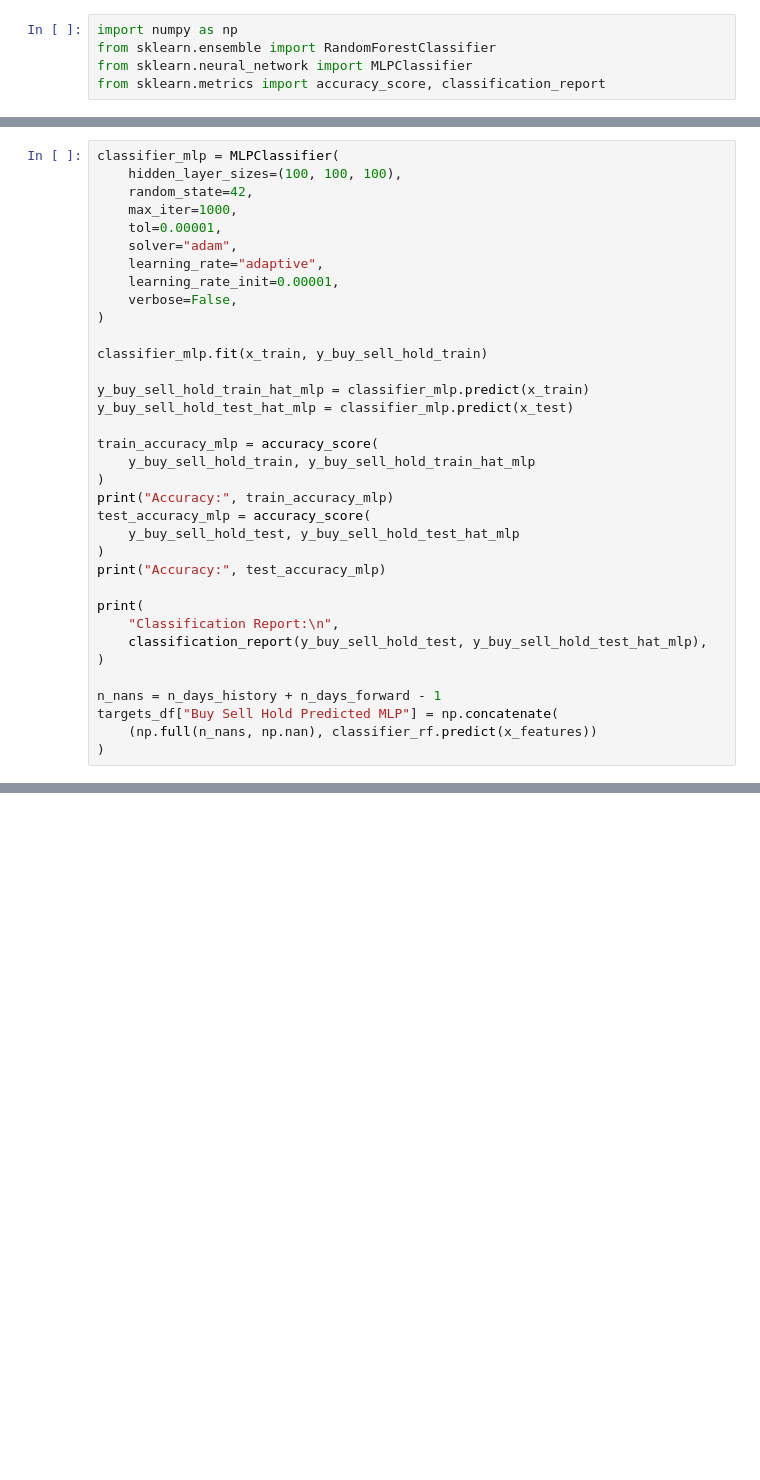
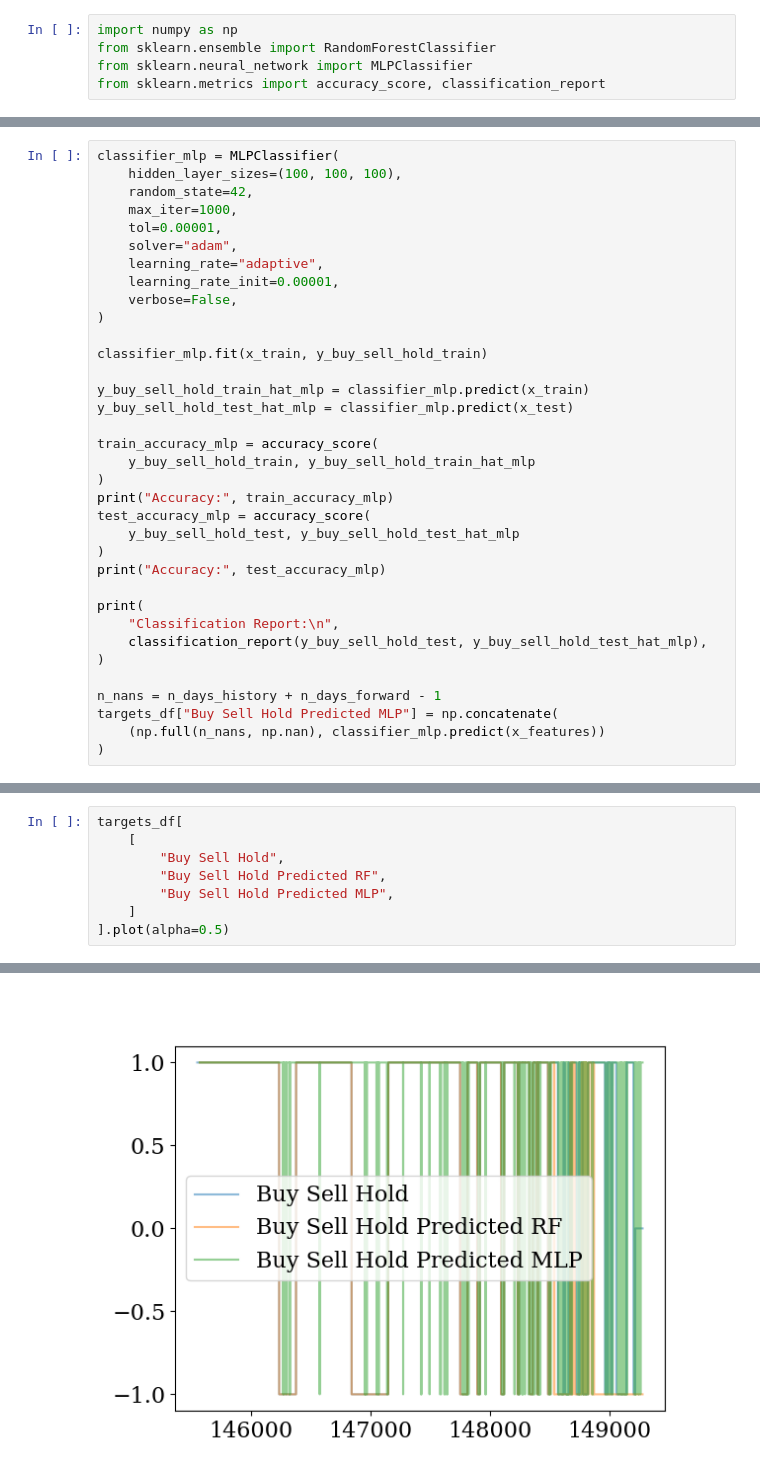
Before and after one commit to ruc-practical-ai/fall-2024-class-08, a Jupyter notebook: notebooks/05_extreme_value_prediction.ipynb, the cells around one changed output, grey strips where cells are left out. Saved outputs shown, nothing was run; the diff lists cells and outputs as text; blank space fills up the shorter version.

```diff
--- a/notebooks/05_extreme_value_prediction.ipynb
+++ b/notebooks/05_extreme_value_prediction.ipynb
@@ -343,6 +343,6 @@ print(
 
 n_nans = n_days_history + n_days_forward - 1
 targets_df["Buy Sell Hold Predicted MLP"] = np.concatenate(
-    (np.full(n_nans, np.nan), classifier_rf.predict(x_features))
+    (np.full(n_nans, np.nan), classifier_mlp.predict(x_features))
 )
 # %% [output]
@@ -360,0 +361,9 @@ weighted avg       0.21      0.37      0.25       743
+# %%
+targets_df[
+    [
+        "Buy Sell Hold",
+        "Buy Sell Hold Predicted RF",
+        "Buy Sell Hold Predicted MLP",
+    ]
+].plot(alpha=0.5)
+# %% [output]
@@ -360,0 +371 @@ weighted avg       0.21      0.37      0.25       743
+[figure, added]
```
Also changed, not shown: parts of 4 cells of this notebook.
